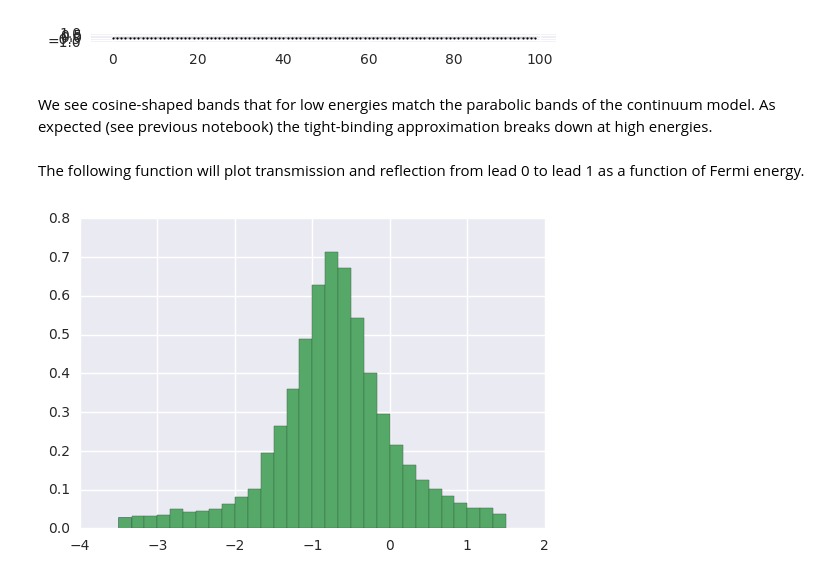
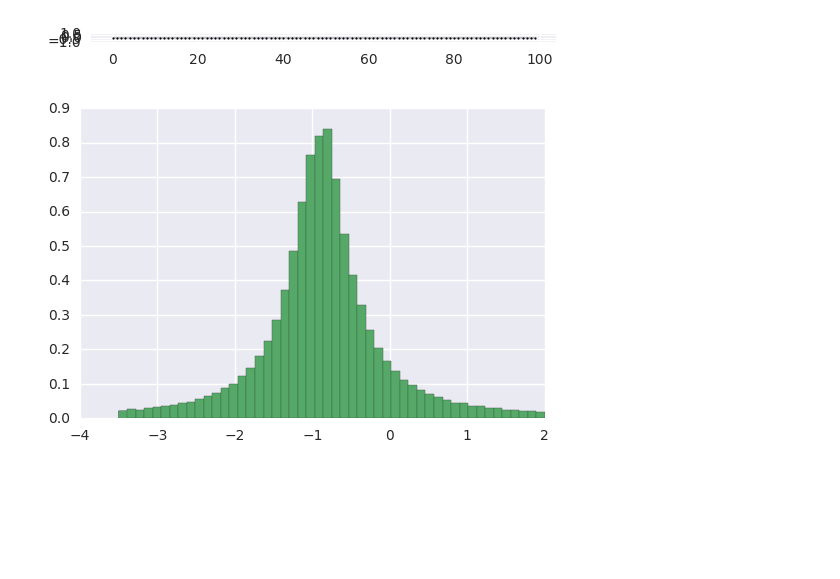
Before and after one commit to hatretest/test, a Jupyter notebook: 2.2.scattering.ipynb, the cells around one changed output. Saved outputs shown, nothing was run; the diff lists cells and outputs as text; code cells hidden in the pictures; blank space fills up the shorter version.

```diff
--- a/2.2.scattering.ipynb
+++ b/2.2.scattering.ipynb
@@ -64,8 +55,6 @@ kwant.plot(sys)
 pyplot.show('False')
 # %% [output]
 [figure]
-# %% [markdown]
-We see cosine-shaped bands that for low energies match the parabolic bands of the continuum model.  As expected (see previous notebook) the tight-binding approximation breaks down at high energies.
 # %%
 #add  a fictitious lead to the sites defined in the list InterFaceSite
 mount_vlead(sys,InterfaceSites,norb=2)
@@ -75,18 +64,14 @@ MyList=[]
 G_mat=zeros((2,2),float)
 X1,X2=[],[]
 energy=-1.8#-3.65
-for i in range(-1000,1001):
+for i in range(-4000,4001):
 
-       v=i*0.00006
-       GreenFunction=kwant.greens_function(sys,energy=energy,args=[v],out_leads=[0], in_leads=[0]).data
-
+       params=dict(v=i*0.00003,alpha=0.05)
+       GreenFunction=kwant.greens_function(sys,energy=energy,args=[params],out_leads=[0], in_leads=[0]).data
        X1.append(GreenFunction[1][1].real)
-
        X2.append(GreenFunction[0][0].real)
-# %% [markdown]
-The following function will plot transmission and reflection from lead 0 to lead 1 as a function of Fermi energy.
 # %%
-Y0,X0,T0= pyplot.hist(X1,bins=30,range=(-3.5,1.5),normed=True,linewidth=0.11)
-Y0,X0,T0= pyplot.hist(X2,bins=30,range=(-3.5,1.5),normed=True,linewidth=0.11)
+Y0,X0,T0= pyplot.hist(X1,bins=50,range=(-3.5,2),normed=True,linewidth=0.11)
+Y0,X0,T0= pyplot.hist(X2,bins=50,range=(-3.5,2),normed=True,linewidth=0.11)
 # %% [output]
-[figure, old version]
+[figure, new version]
```
Also changed, not shown: parts of 8 cells of this notebook.
